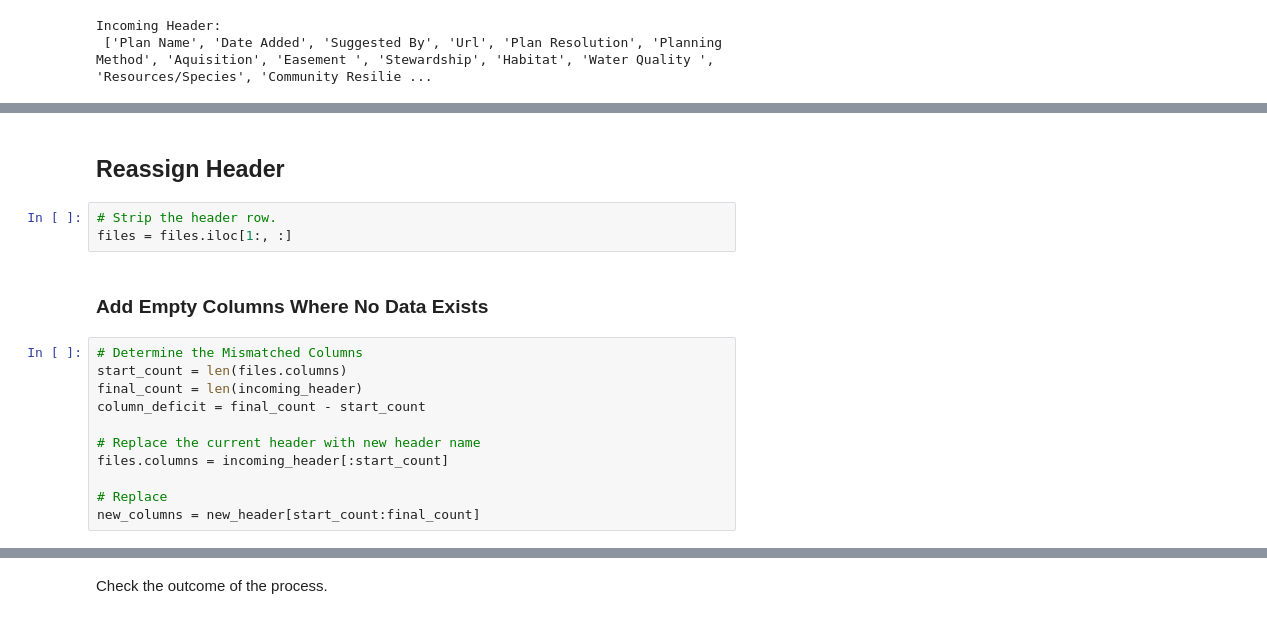
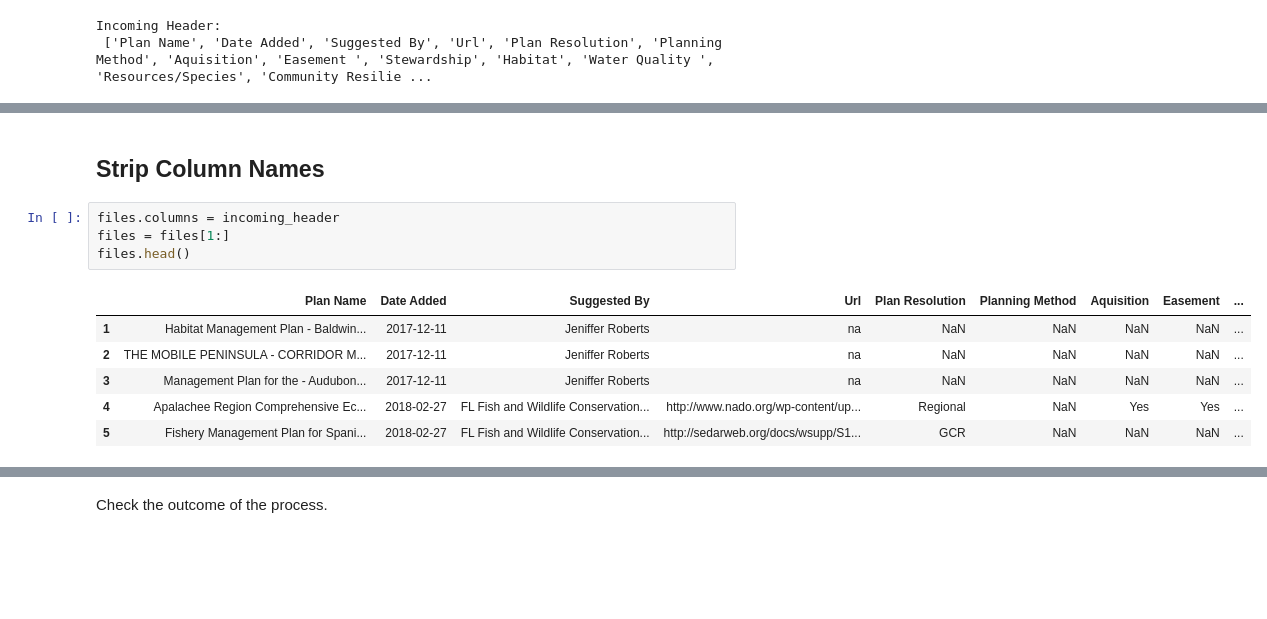
Before and after one commit to scatools/Refactored_CIT, a Jupyter notebook: cit_data_pipeline_formatting.ipynb, the cells around one changed output, grey strips where cells are left out. Saved outputs shown, nothing was run; the diff lists cells and outputs as text; blank space fills up the shorter version.

Commit message:
95 done with the pipeline. created expansion for empty columsn .ready to commit to DB

```diff
--- a/cit_data_pipeline_formatting.ipynb
+++ b/cit_data_pipeline_formatting.ipynb
@@ -96,18 +93,13 @@ remapped_header = ['plan_name', ]
-# %% [markdown]
-## Reassign Header
-# %%
-# Strip the header row.
-files = files.iloc[1:, :]
-# %% [markdown]
-### Add Empty Columns Where No Data Exists
-# %%
-# Determine the Mismatched Columns
-start_count = len(files.columns)
-final_count = len(incoming_header)
-column_deficit = final_count - start_count
-
-# Replace the current header with new header name
-files.columns = incoming_header[:start_count]
-
-# Replace
-new_columns = new_header[start_count:final_count]
+# %% [markdown]
+## Strip Column Names
+# %%
+files.columns = incoming_header
+files = files[1:]
+files.head()
+# %% [output]
+|  | Plan Name | Date Added | Suggested By | Url | Plan Resolution | Planning Method | Aquisition | Easement | ... |
+| 1 | Habitat Management Plan - Baldwin... | 2017-12-11 | Jeniffer Roberts | na | NaN | NaN | NaN | NaN | ... |
+| 2 | THE MOBILE PENINSULA - CORRIDOR M... | 2017-12-11 | Jeniffer Roberts | na | NaN | NaN | NaN | NaN | ... |
+| 3 | Management Plan for the - Audubon... | 2017-12-11 | Jeniffer Roberts | na | NaN | NaN | NaN | NaN | ... |
+| 4 | Apalachee Region Comprehensive Ec... | 2018-02-27 | FL Fish and Wildlife Conservation... | http://www.nado.org/wp-content/up... | Regional | NaN | Yes | Yes | ... |
+| 5 | Fishery Management Plan for Spani... | 2018-02-27 | FL Fish and Wildlife Conservation... | http://sedarweb.org/docs/wsupp/S1... | GCR | NaN | NaN | NaN | ... |
```
Also changed, not shown: parts of 57 cells of this notebook.
